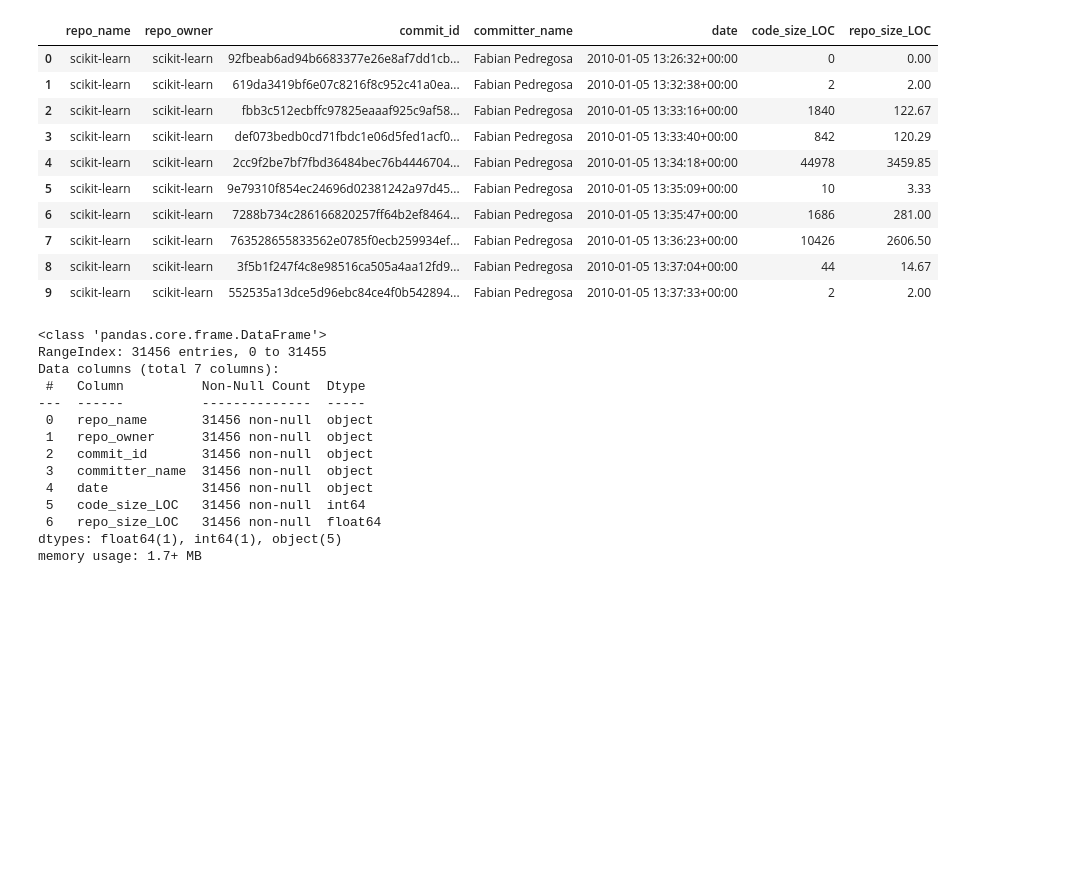
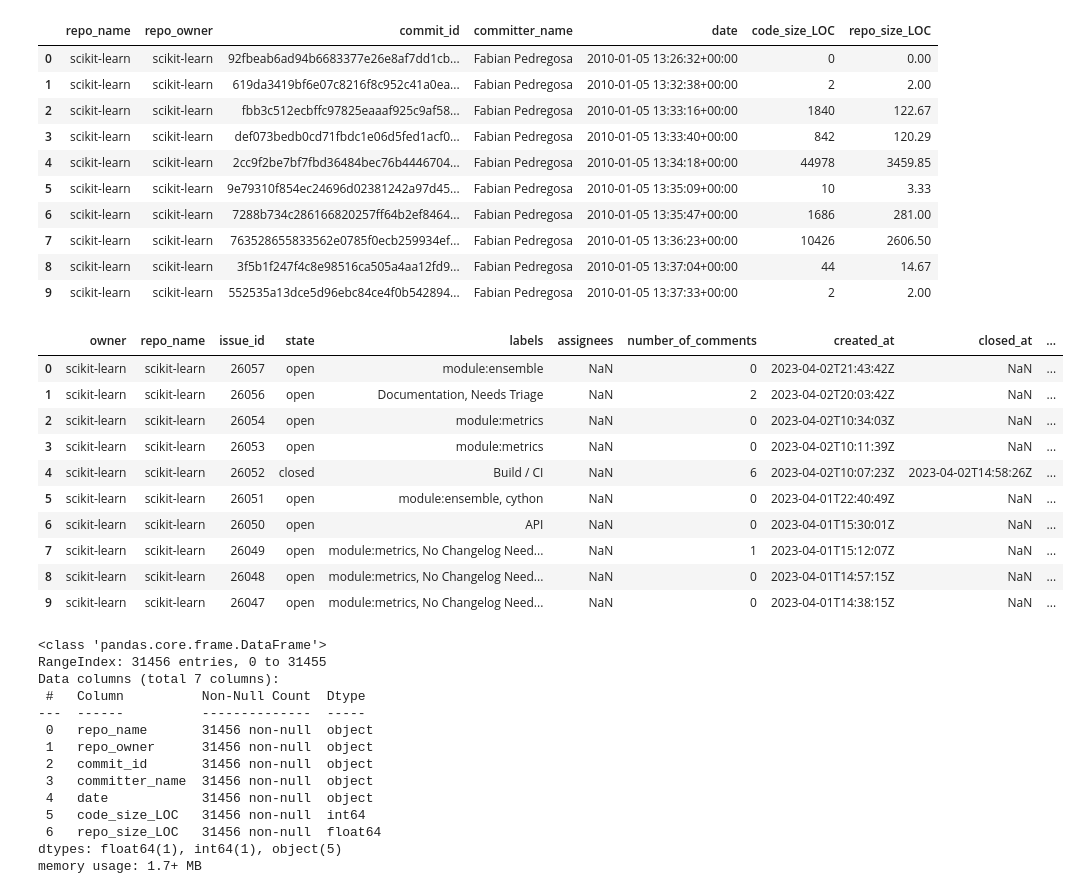
Before and after one commit to JESUSC1/Mining-Software-Repositories, a Jupyter notebook: Code/Data_Visualization/Stage3_and_4_Analyze_Code_Size_Data.ipynb, the cells around one changed output. Drawn from its saved outputs; the diff is of its cells as text; code cells hidden in the pictures; blank space fills up the shorter version.

```diff
--- a/Code/Data_Visualization/Stage3_Analyze_Code_Size_Data.ipynb
+++ b/Code/Data_Visualization/Stage3_and_4_Analyze_Code_Size_Data.ipynb
@@ -25,3 +44,7 @@ code_size_df = pd.read_csv(f"{file_path}/{repo_name}-code_size_data.csv")
+# %%
+# Load stationary copy of the issue data using repo name
+repo_name = "scikit-learn"
+issues_df = pd.read_csv(f"{file_path2}/{repo_name}_issues.csv")
 # %%
 code_size_df.head(10)
 # %% [output]
@@ -36,6 +59,20 @@ code_size_df.head(10)
 | 7 | scikit-learn | scikit-learn | 763528655833562e0785f0ecb259934ef... | Fabian Pedregosa | 2010-01-05 13:36:23+00:00 | 10426 | 2606.50 |
 | 8 | scikit-learn | scikit-learn | 3f5b1f247f4c8e98516ca505a4aa12fd9... | Fabian Pedregosa | 2010-01-05 13:37:04+00:00 | 44 | 14.67 |
 | 9 | scikit-learn | scikit-learn | 552535a13dce5d96ebc84ce4f0b542894... | Fabian Pedregosa | 2010-01-05 13:37:33+00:00 | 2 | 2.00 |
+# %%
+issues_df.head(10)
+# %% [output]
+|  | owner | repo_name | issue_id | state | labels | assignees | number_of_comments | created_at | closed_at | ... |
+| 0 | scikit-learn | scikit-learn | 26057 | open | module:ensemble | NaN | 0 | 2023-04-02T21:43:42Z | NaN | ... |
+| 1 | scikit-learn | scikit-learn | 26056 | open | Documentation, Needs Triage | NaN | 2 | 2023-04-02T20:03:42Z | NaN | ... |
+| 2 | scikit-learn | scikit-learn | 26054 | open | module:metrics | NaN | 0 | 2023-04-02T10:34:03Z | NaN | ... |
+| 3 | scikit-learn | scikit-learn | 26053 | open | module:metrics | NaN | 0 | 2023-04-02T10:11:39Z | NaN | ... |
+| 4 | scikit-learn | scikit-learn | 26052 | closed | Build / CI | NaN | 6 | 2023-04-02T10:07:23Z | 2023-04-02T14:58:26Z | ... |
+| 5 | scikit-learn | scikit-learn | 26051 | open | module:ensemble, cython | NaN | 0 | 2023-04-01T22:40:49Z | NaN | ... |
+| 6 | scikit-learn | scikit-learn | 26050 | open | API | NaN | 0 | 2023-04-01T15:30:01Z | NaN | ... |
+| 7 | scikit-learn | scikit-learn | 26049 | open | module:metrics, No Changelog Need... | NaN | 1 | 2023-04-01T15:12:07Z | NaN | ... |
+| 8 | scikit-learn | scikit-learn | 26048 | open | module:metrics, No Changelog Need... | NaN | 0 | 2023-04-01T14:57:15Z | NaN | ... |
+| 9 | scikit-learn | scikit-learn | 26047 | open | module:metrics, No Changelog Need... | NaN | 0 | 2023-04-01T14:38:15Z | NaN | ... |
 # %%
 code_size_df.info()
 # %% [output]
```
Also changed, not shown: parts of 8 cells of this notebook, 9 other files.
